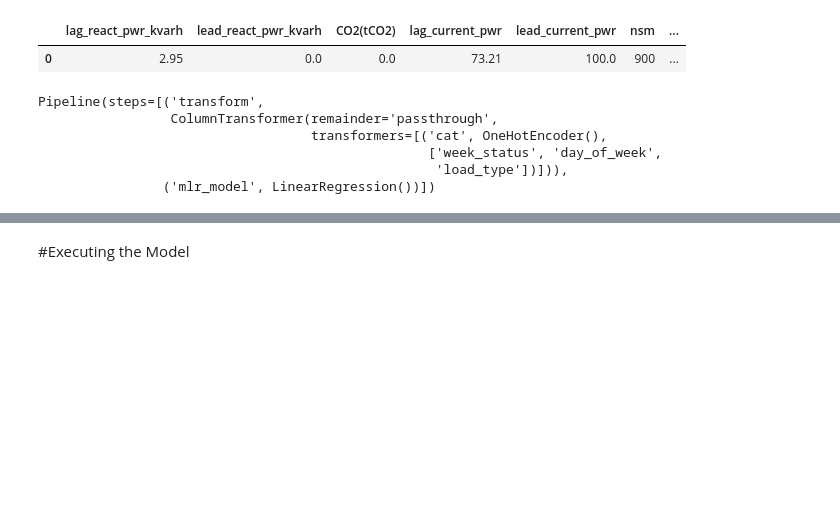
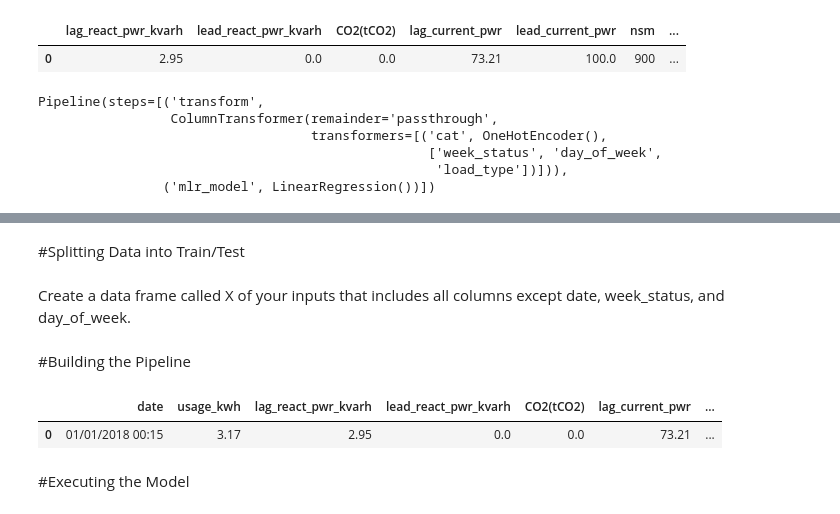
Before and after one commit to valenderval/MLA_JFV, a Jupyter notebook: MLA2_JFV.ipynb, the cells around one changed output, grey strips where cells are left out. Saved outputs shown, nothing was run; the diff lists cells and outputs as text; code cells hidden in the pictures; blank space fills up the shorter version.

```diff
--- a/MLA2_JFV.ipynb
+++ b/MLA2_JFV.ipynb
@@ -201,0 +247,6 @@ ValueError: Specifying the columns using strings is only supported for dataframe
+# %%
+df['week_status'] = df['week_status'].replace({'Weekday': 1, 'Weekend': 0})
+# %% [markdown]
+#Splitting Data into Train/Test
+# %% [markdown]
+Create a data frame called X of your inputs that includes all columns except date, week_status, and day_of_week.
@@ -201,0 +258,7 @@ ValueError: Specifying the columns using strings is only supported for dataframe
+# %% [markdown]
+#Building the Pipeline
+# %%
+df.head(1)
+# %% [output]
+|  | date | usage_kwh | lag_react_pwr_kvarh | lead_react_pwr_kvarh | CO2(tCO2) | lag_current_pwr | ... |
+| 0 | 01/01/2018 00:15 | 3.17 | 2.95 | 0.0 | 0.0 | 73.21 | ... |
```
Also changed, not shown: parts of 44 cells of this notebook.
